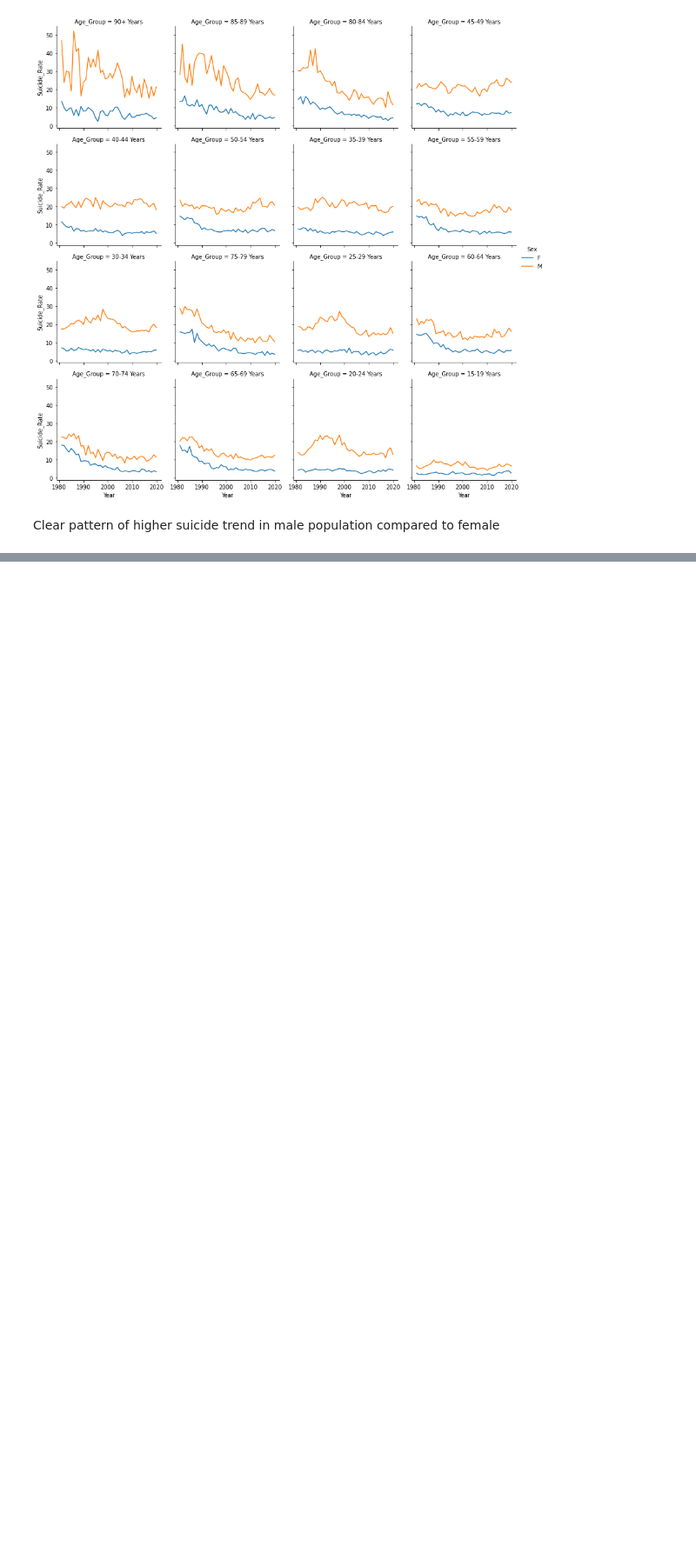
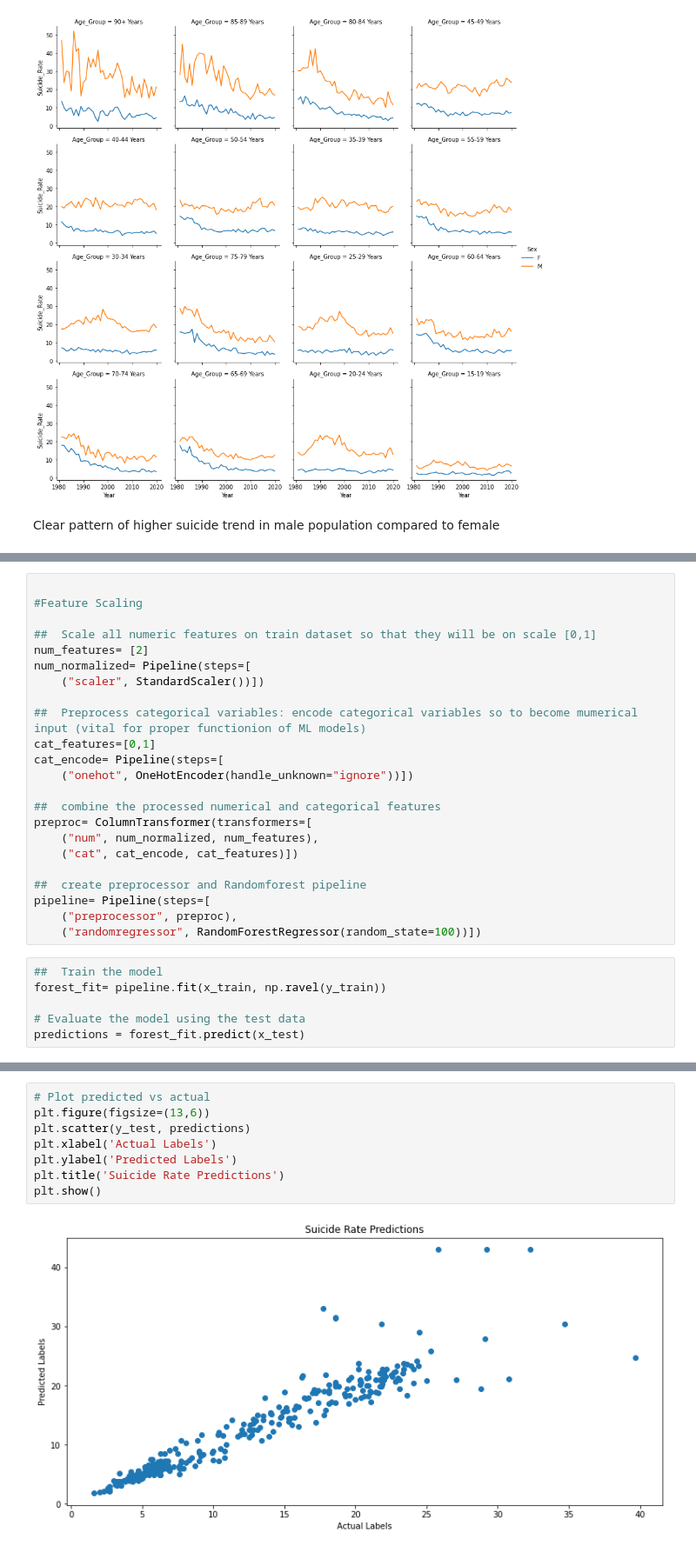
Before and after one commit to kenkaycee/Suicide, a Jupyter notebook: suicide_viz.ipynb, the cells around one changed output, grey strips where cells are left out. Shown at 87% size. Cells and saved outputs as stored; diff of their text form; blank space fills up the shorter version.

```diff
--- a/suicide_viz.ipynb
+++ b/suicide_viz.ipynb
@@ -167,0 +247,29 @@ Conclusion:
+# %%
+
+#Feature Scaling
+
+##  Scale all numeric features on train dataset so that they will be on scale [0,1]
+num_features= [2]
+num_normalized= Pipeline(steps=[
+    ("scaler", StandardScaler())])
+
+##  Preprocess categorical variables: encode categorical variables so to become mumerical input (vital for proper functionion of ML models)
+cat_features=[0,1]
+cat_encode= Pipeline(steps=[
+    ("onehot", OneHotEncoder(handle_unknown="ignore"))])
+
+##  combine the processed numerical and categorical features
+preproc= ColumnTransformer(transformers=[
+    ("num", num_normalized, num_features),
+    ("cat", cat_encode, cat_features)])
+
+##  create preprocessor and Randomforest pipeline
+pipeline= Pipeline(steps=[
+    ("preprocessor", preproc),
+    ("randomregressor", RandomForestRegressor(random_state=100))])
+# %%
+##  Train the model
+forest_fit= pipeline.fit(x_train, np.ravel(y_train))
+
+# Evaluate the model using the test data
+predictions = forest_fit.predict(x_test)
@@ -167,0 +297,10 @@ Conclusion:
+# %%
+# Plot predicted vs actual
+plt.figure(figsize=(13,6))
+plt.scatter(y_test, predictions)
+plt.xlabel('Actual Labels')
+plt.ylabel('Predicted Labels')
+plt.title('Suicide Rate Predictions')
+plt.show()
+# %% [output]
+[figure, added]
```
Also changed, not shown: parts of 16 cells of this notebook.
